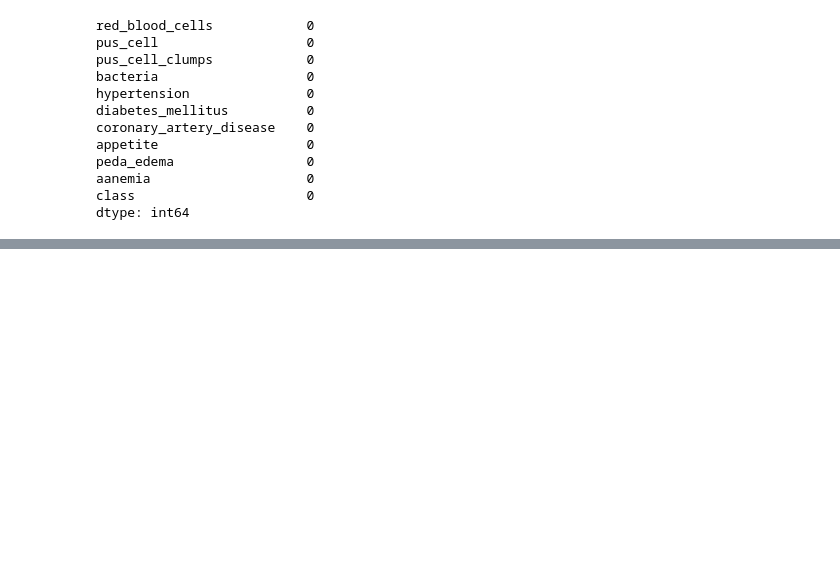
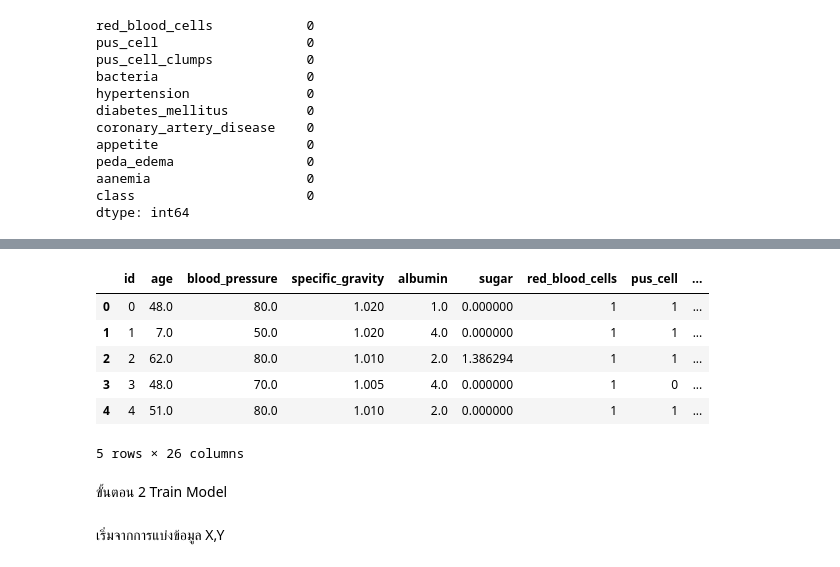
Before and after one commit to BossBoxing/TermProjectKKU_CKD_Prediction_Web_Application, a Jupyter notebook: prototype.ipynb, the cells around one changed output, grey strips where cells are left out. Cells and saved outputs as stored; diff of their text form; code cells hidden in the pictures; blank space fills up the shorter version.

Commit message:
Finish Train Models.

```diff
--- a/prototype.ipynb
+++ b/prototype.ipynb
@@ -309,0 +322,21 @@ dtype: int64
+# %%
+from sklearn.preprocessing  import LabelEncoder
+
+encode = LabelEncoder()
+
+for col in cat_cols:
+    df[col]=encode.fit_transform(df[col])
+# %%
+df.head()
+# %% [output]
+|  | id | age | blood_pressure | specific_gravity | albumin | sugar | red_blood_cells | pus_cell | ... |
+| 0 | 0 | 48.0 | 80.0 | 1.020 | 1.0 | 0.000000 | 1 | 1 | ... |
+| 1 | 1 | 7.0 | 50.0 | 1.020 | 4.0 | 0.000000 | 1 | 1 | ... |
+| 2 | 2 | 62.0 | 80.0 | 1.010 | 2.0 | 1.386294 | 1 | 1 | ... |
+| 3 | 3 | 48.0 | 70.0 | 1.005 | 4.0 | 0.000000 | 1 | 0 | ... |
+| 4 | 4 | 51.0 | 80.0 | 1.010 | 2.0 | 0.000000 | 1 | 1 | ... |
+5 rows × 26 columns
+# %% [markdown]
+ขั้นตอน 2 Train Model
+# %% [markdown]
+เริ่มจากการแบ่งข้อมูล X,Y
```
Also changed, not shown: parts of 14 cells of this notebook.
